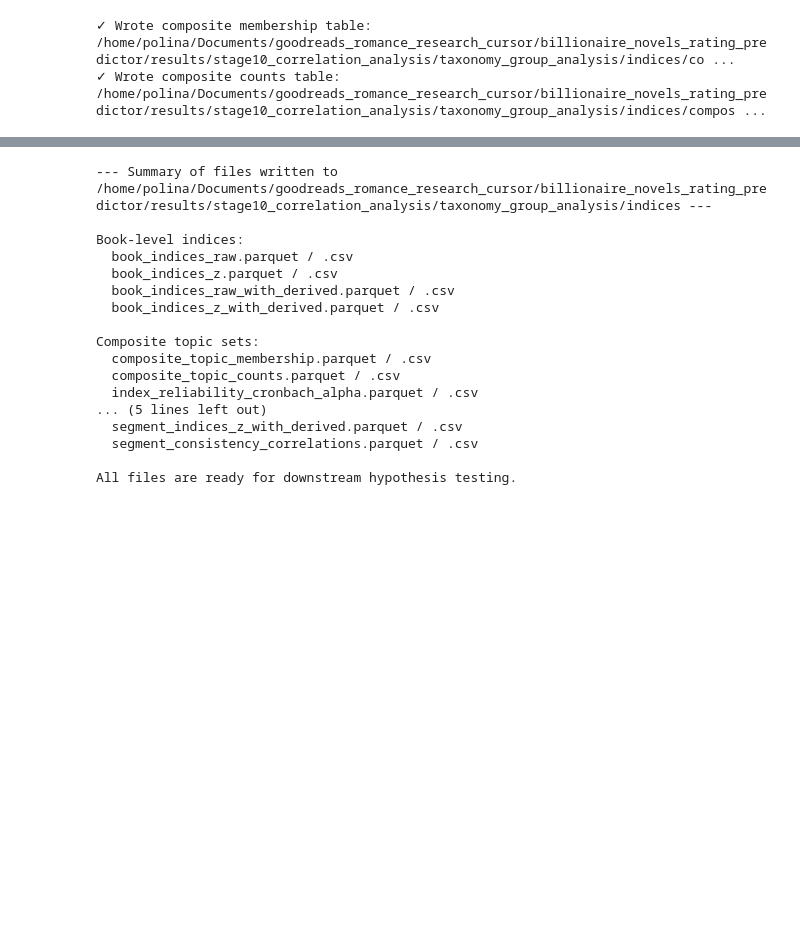
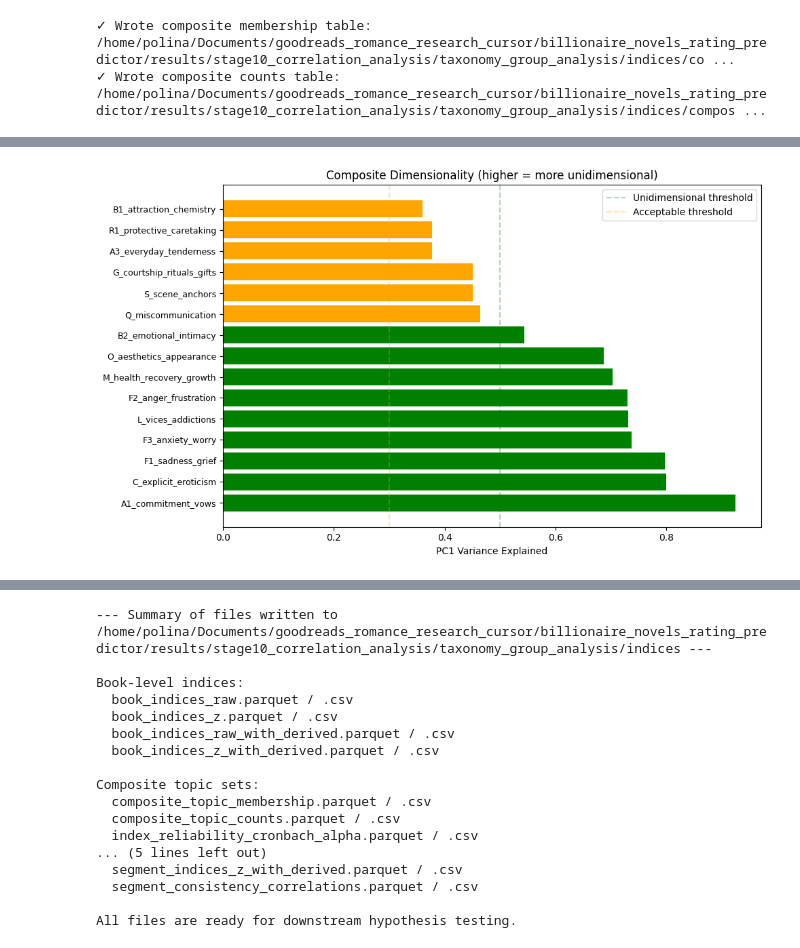
Before and after one commit to BakhturinaPolina/billionaire_novels_rating_predictor, a Jupyter notebook: notebooks/07_analysis/indexing_hypothesis_testing/05_build_theory_aligned_composites_indices_v4_improved.ipynb, the cells around one changed output, grey strips where cells are left out. Cells and saved outputs as stored; diff of their text form; code cells hidden in the pictures; blank space fills up the shorter version.

Commit message:
Update v4 composite indices notebook with execution results
- Notebook has been executed and contains output data
- Includes generated indices and composite analysis results

```diff
--- a/notebooks/07_analysis/indexing_hypothesis_testing/05_build_theory_aligned_composites_indices_v4_improved.ipynb
+++ b/notebooks/07_analysis/indexing_hypothesis_testing/05_build_theory_aligned_composites_indices_v4_improved.ipynb
@@ -1045 +1213,82 @@ print("✓ Wrote reliability tables.")
 ✓ Wrote reliability tables.
+# %%
+# ==============================
+# CELL 9.5 — PCA VALIDATION OF COMPOSITES
+# ==============================
+from sklearn.decomposition import PCA
+import matplotlib.pyplot as plt
+
+print("=== PCA Dimensionality Check ===\n")
+print("Rule of thumb: PC1 explains >50% → unidimensional, 30-50% → acceptable, <30% → multidimensional\n")
+
+pca_results = []
+
+for key in sorted(composite_topics.keys()):
+    tids = composite_topics.get(key, [])
+    tids_present = [t for t in tids if t in book_wide.columns]
+
+    if len(tids_present) < 3:  # PCA needs ≥3 variables
+        continue
+
+    X = book_wide[tids_present].to_numpy()
+
+    # Remove books with all-zero (would cause PCA issues)
+    row_sums = X.sum(axis=1)
+    valid_rows = row_sums > 0
+    X_valid = X[valid_rows]
+
+    if X_valid.shape[0] < 10:  # need enough samples
+        continue
+
+    try:
+        pca = PCA(n_components=min(5, X_valid.shape[1]))
+        pca.fit(X_valid)
+
+        pc1_var = pca.explained_variance_ratio_[0]
+        pc2_var = pca.explained_variance_ratio_[1] if len(pca.explained_variance_ratio_) > 1 else 0.0
+
+        pca_results.append({
+            "composite_key": key,
+            "composite_name": COMPOSITES[key].name,
+            "n_topics": len(tids_present),
+            "PC1_variance_explained": pc1_var,
+            "PC2_variance_explained": pc2_var,
+            "PC1+PC2_cumulative": pc1_var + pc2_var,
+            "interpretation": (
+                "✅ Unidimensional" if pc1_var > 0.5 else
+                "⚠️ Acceptable" if pc1_var > 0.3 else
+                "🔴 Multidimensional (consider further splits)"
+            )
+        })
+    except Exception as e:
+        print(f"  ⚠️ PCA failed for {key}: {e}")
+
+pca_df = pd.DataFrame(pca_results).sort_values("PC1_variance_explained", ascending=False)
+display(pca_df)
+
+# Export
+pca_df.to_csv(OUT_INDICES_DIR / "pca_dimensionality_check.csv", index=False)
+pca_df.to_parquet(OUT_INDICES_DIR / "pca_dimensionality_check.parquet", index=False)
+
+print("\n✓ Wrote PCA validation table to", OUT_INDICES_DIR / "pca_dimensionality_check.csv")
+
+# Optional: Plot top offenders
+fig, ax = plt.subplots(figsize=(10, 6))
+top15 = pca_df.head(15)
+colors = top15["PC1_variance_explained"].apply(
+    lambda x: "green" if x > 0.5 else "orange" if x > 0.3 else "red"
+)
+ax.barh(range(len(top15)), top15["PC1_variance_explained"], color=colors)
+ax.set_yticks(range(len(top15)))
+ax.set_yticklabels(top15["composite_key"], fontsize=9)
+ax.set_xlabel("PC1 Variance Explained")
+ax.set_title("Composite Dimensionality (higher = more unidimensional)")
+ax.axvline(0.5, color="green", linestyle="--", alpha=0.3, label="Unidimensional threshold")
+ax.axvline(0.3, color="orange", linestyle="--", alpha=0.3, label="Acceptable threshold")
+ax.legend()
+plt.tight_layout()
+plt.savefig(OUT_INDICES_DIR / "pca_dimensionality.png", dpi=150, bbox_inches="tight")
+plt.show()
+
+print("\n✓ Saved PCA plot to", OUT_INDICES_DIR / "pca_dimensionality.png")
+# %% [output]
@@ -1045,0 +1316 @@ print("✓ Wrote reliability tables.")
+[figure, added]
```
Also changed, not shown: parts of 11 cells of this notebook.
